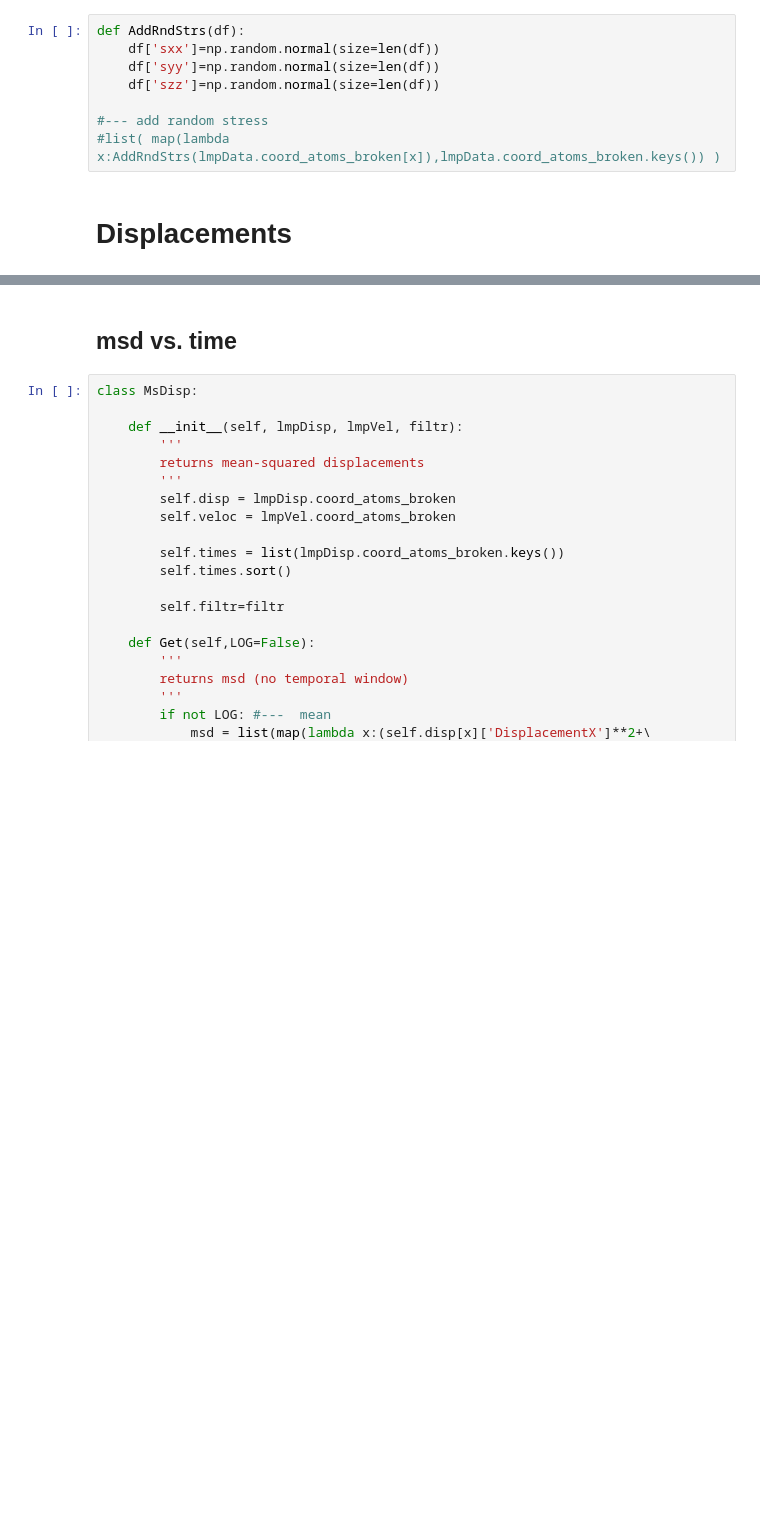
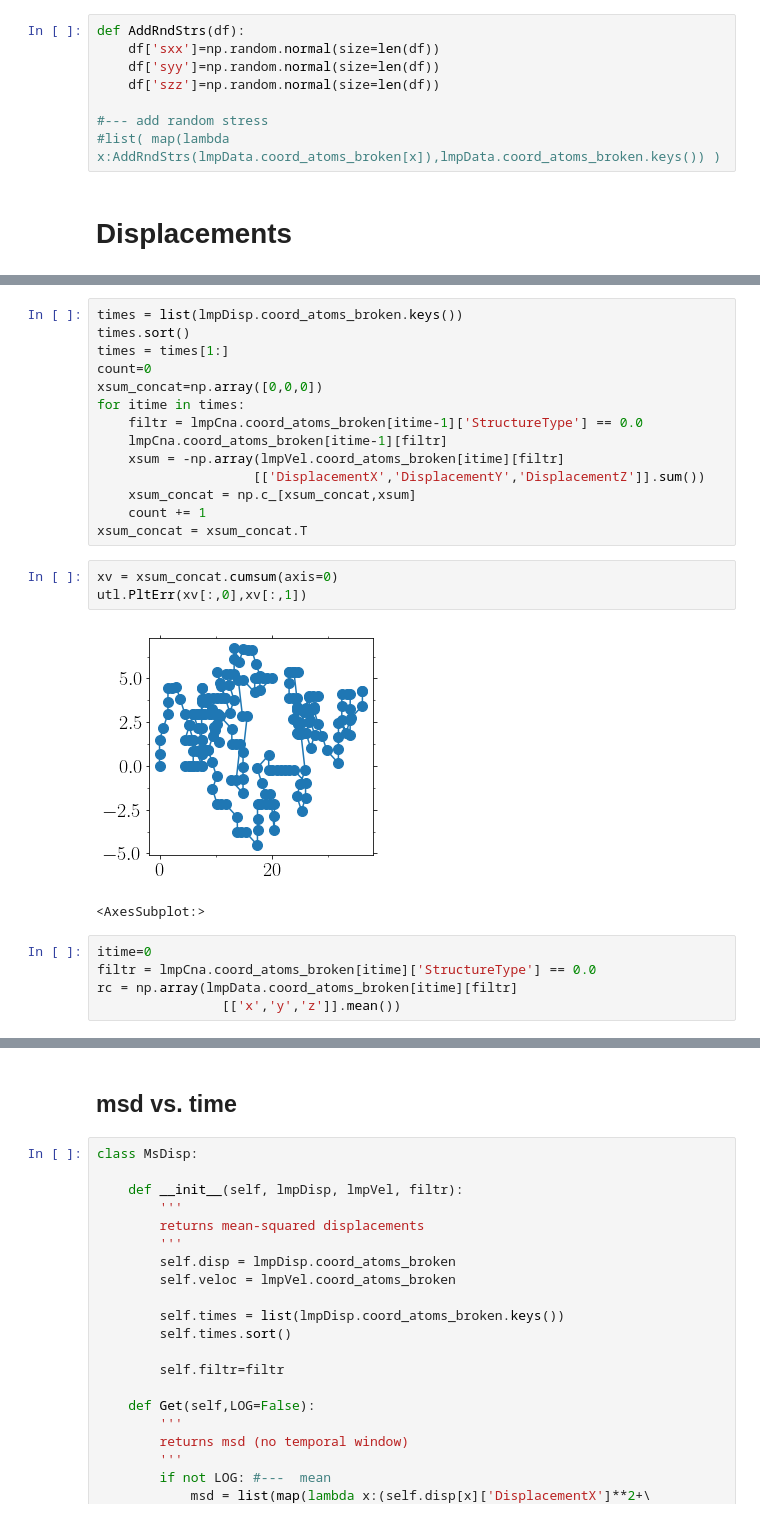
Before and after one commit to kkarimi62/vacancyDiffusion, a Jupyter notebook: postproc/postproc.ipynb, the cells around one changed output, grey strips where cells are left out. Saved outputs shown, nothing was run; the diff lists cells and outputs as text; blank space fills up the shorter version.

```diff
--- a/postproc/postproc.ipynb
+++ b/postproc/postproc.ipynb
@@ -335,0 +374,25 @@ reached end of file!
+# %%
+times = list(lmpDisp.coord_atoms_broken.keys())
+times.sort()
+times = times[1:]
+count=0
+xsum_concat=np.array([0,0,0])
+for itime in times:
+    filtr = lmpCna.coord_atoms_broken[itime-1]['StructureType'] == 0.0
+    lmpCna.coord_atoms_broken[itime-1][filtr]
+    xsum = -np.array(lmpVel.coord_atoms_broken[itime][filtr]
+                    [['DisplacementX','DisplacementY','DisplacementZ']].sum())
+    xsum_concat = np.c_[xsum_concat,xsum]
+    count += 1
+xsum_concat = xsum_concat.T
+# %%
+xv = xsum_concat.cumsum(axis=0)
+utl.PltErr(xv[:,0],xv[:,1])
+# %% [output]
+[figure, added]
+<AxesSubplot:>
+# %%
+itime=0
+filtr = lmpCna.coord_atoms_broken[itime]['StructureType'] == 0.0
+rc = np.array(lmpData.coord_atoms_broken[itime][filtr]
+                [['x','y','z']].mean())
```
Also changed, not shown: parts of 13 cells of this notebook, 1 other file.
